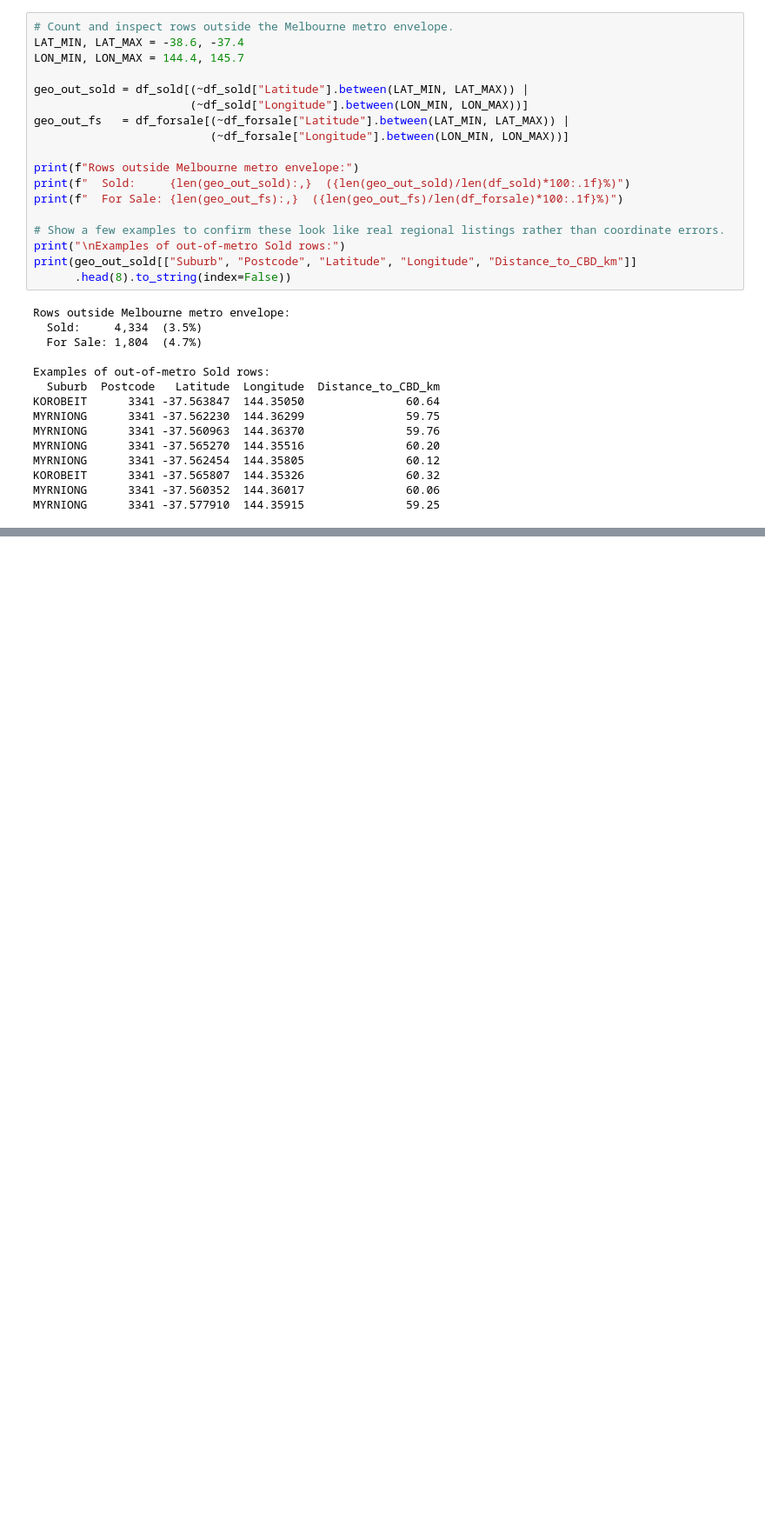
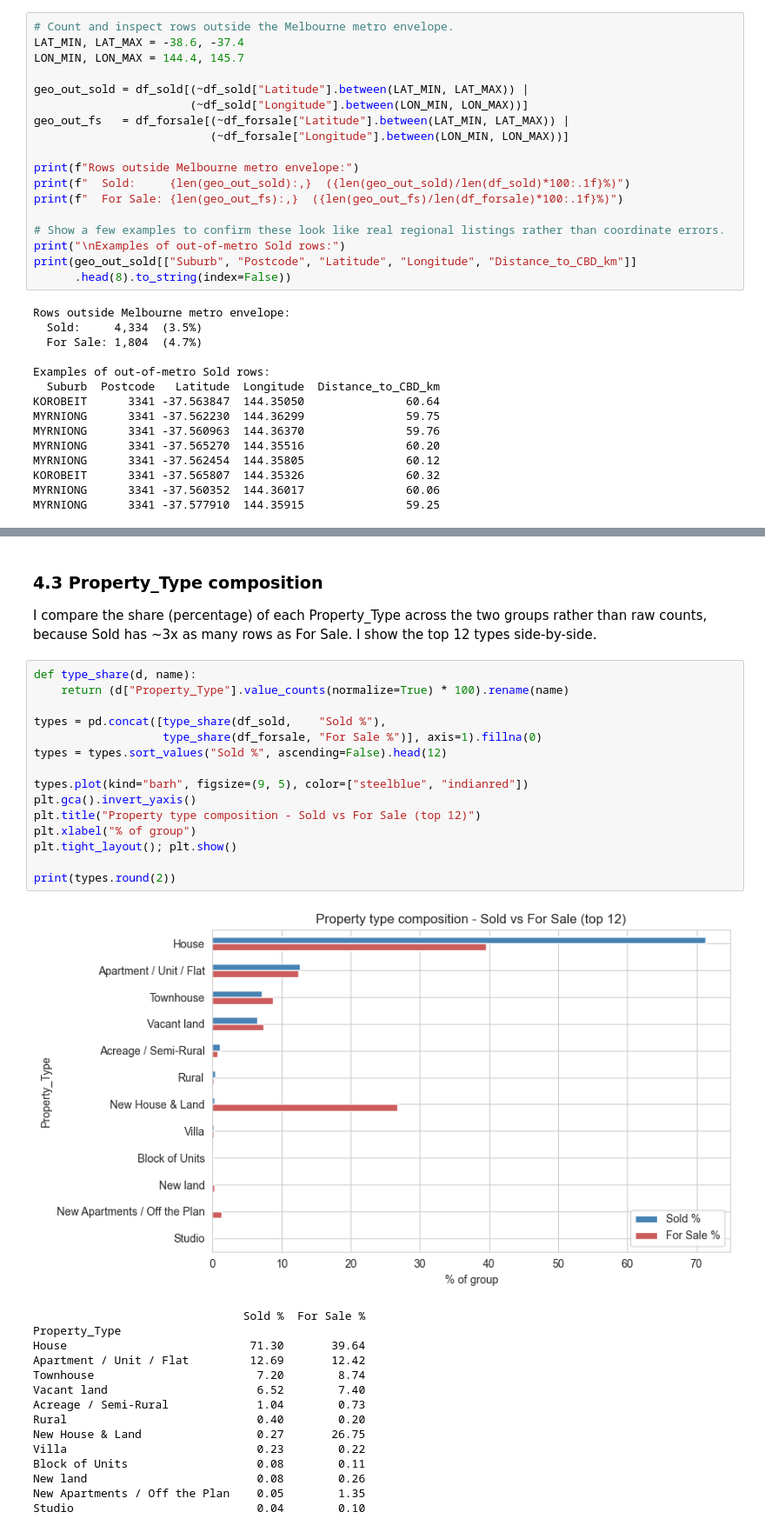
Before and after one commit to laihoangson/real-estate, a Jupyter notebook: report/eda_report.ipynb, the cells around one changed output, grey strips where cells are left out. Shown at 87% size. Drawn from its saved outputs; the diff is of its cells as text; blank space fills up the shorter version.

```diff
--- a/report/eda_report.ipynb
+++ b/report/eda_report.ipynb
@@ -669,0 +847,35 @@ MYRNIONG      3341 -37.577910  144.35915               59.25
+# %% [markdown]
+### 4.3 Property_Type composition
+
+I compare the share (percentage) of each Property_Type across the two groups rather than raw counts, because Sold has ~3x as many rows as For Sale. I show the top 12 types side-by-side.
+# %%
+def type_share(d, name):
+    return (d["Property_Type"].value_counts(normalize=True) * 100).rename(name)
+
+types = pd.concat([type_share(df_sold,    "Sold %"),
+                   type_share(df_forsale, "For Sale %")], axis=1).fillna(0)
+types = types.sort_values("Sold %", ascending=False).head(12)
+
+types.plot(kind="barh", figsize=(9, 5), color=["steelblue", "indianred"])
+plt.gca().invert_yaxis()
+plt.title("Property type composition - Sold vs For Sale (top 12)")
+plt.xlabel("% of group")
+plt.tight_layout(); plt.show()
+
+print(types.round(2))
+# %% [output]
+[figure, added]
+                               Sold %  For Sale %
+Property_Type
+House                           71.30       39.64
+Apartment / Unit / Flat         12.69       12.42
+Townhouse                        7.20        8.74
+Vacant land                      6.52        7.40
+Acreage / Semi-Rural             1.04        0.73
+Rural                            0.40        0.20
+New House & Land                 0.27       26.75
+Villa                            0.23        0.22
+Block of Units                   0.08        0.11
+New land                         0.08        0.26
+New Apartments / Off the Plan    0.05        1.35
+Studio                           0.04        0.10
```
Also changed, not shown: parts of 75 cells of this notebook, 3 other files.
